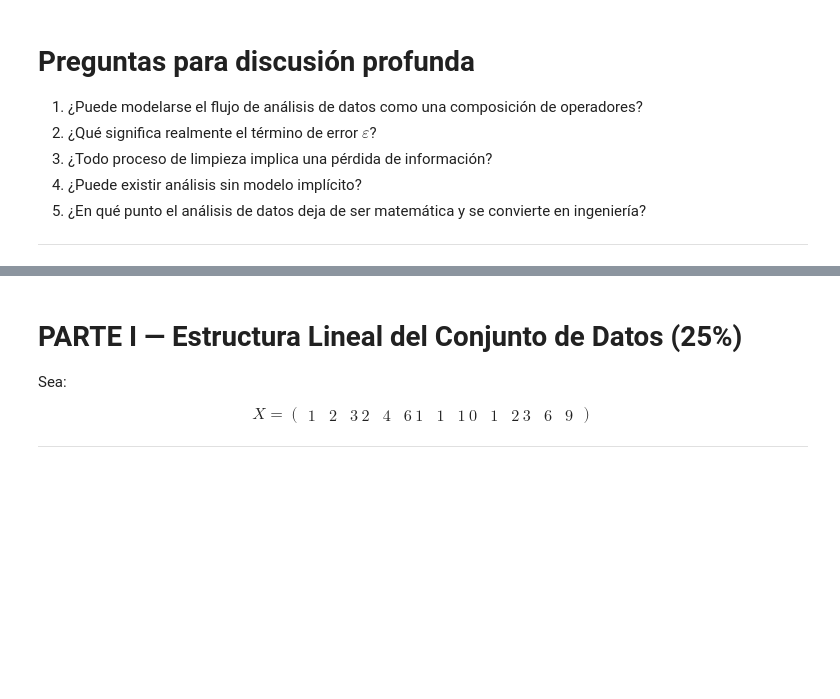
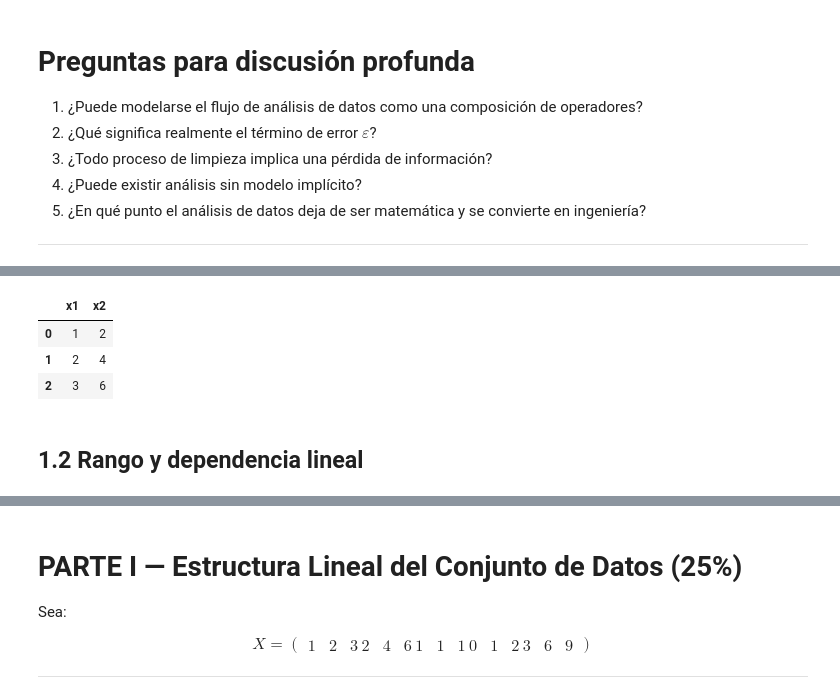
Before and after one commit to marco-canas/fundamentos_de_programacion, a Jupyter notebook: clases/unidad3/8_chapter.ipynb, the cells around one changed output, grey strips where cells are left out. Saved outputs shown, nothing was run; the diff lists cells and outputs as text; code cells hidden in the pictures; blank space fills up the shorter version.

```diff
--- a/clases/unidad3/8_chapter.ipynb
+++ b/clases/unidad3/8_chapter.ipynb
@@ -1402,0 +1141,22 @@ Si quieres, puedo ahora prepararte:
+# %%
+import numpy as np
+import pandas as pd
+import matplotlib.pyplot as plt
+
+# Creamos un conjunto de datos simple con dependencia lineal
+X = np.array([
+    [1, 2],
+    [2, 4],
+    [3, 6]
+])
+
+df = pd.DataFrame(X, columns=["x1", "x2"])
+df
+# %% [output]
+|  | x1 | x2 |
+| 0 | 1 | 2 |
+| 1 | 2 | 4 |
+| 2 | 3 | 6 |
+# %% [markdown]
+
+## 1.2 Rango y dependencia lineal
```
Also changed, not shown: parts of 114 cells of this notebook.
